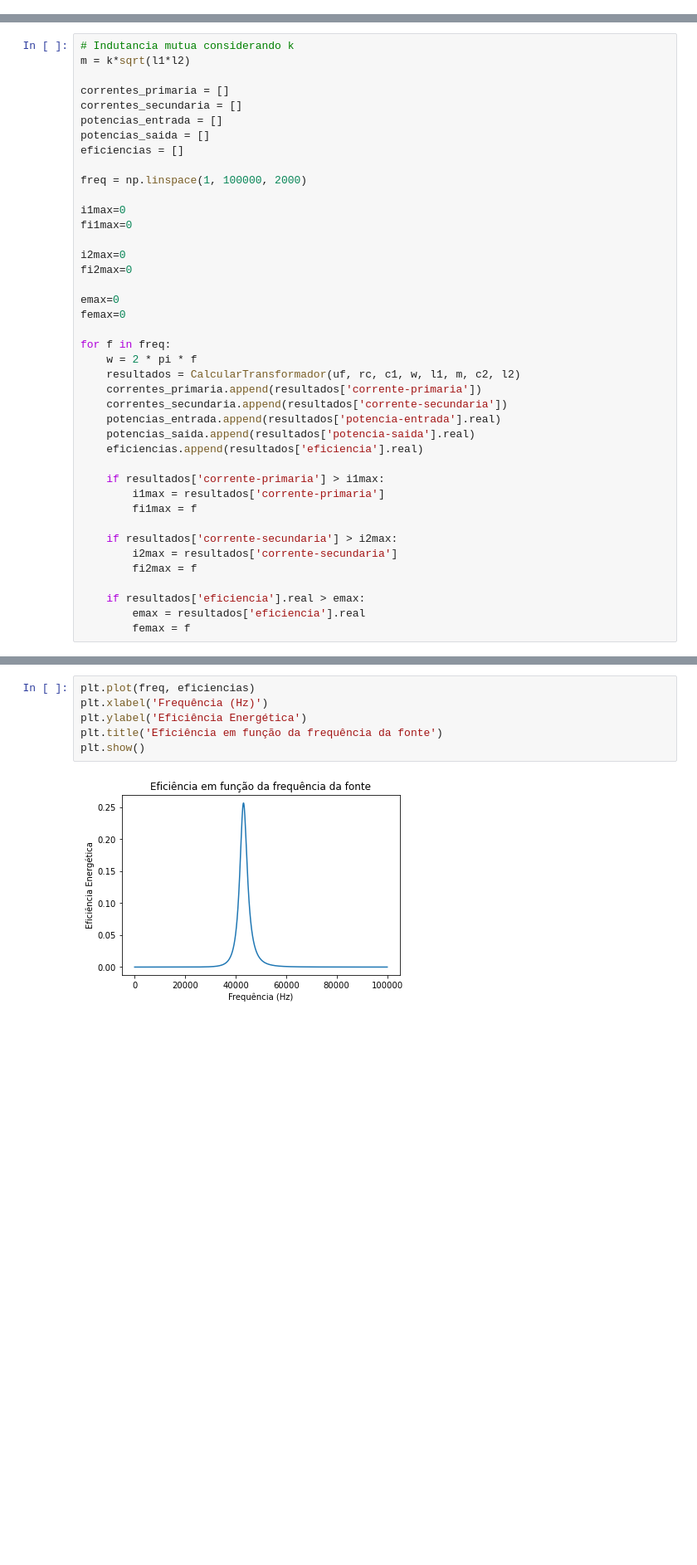
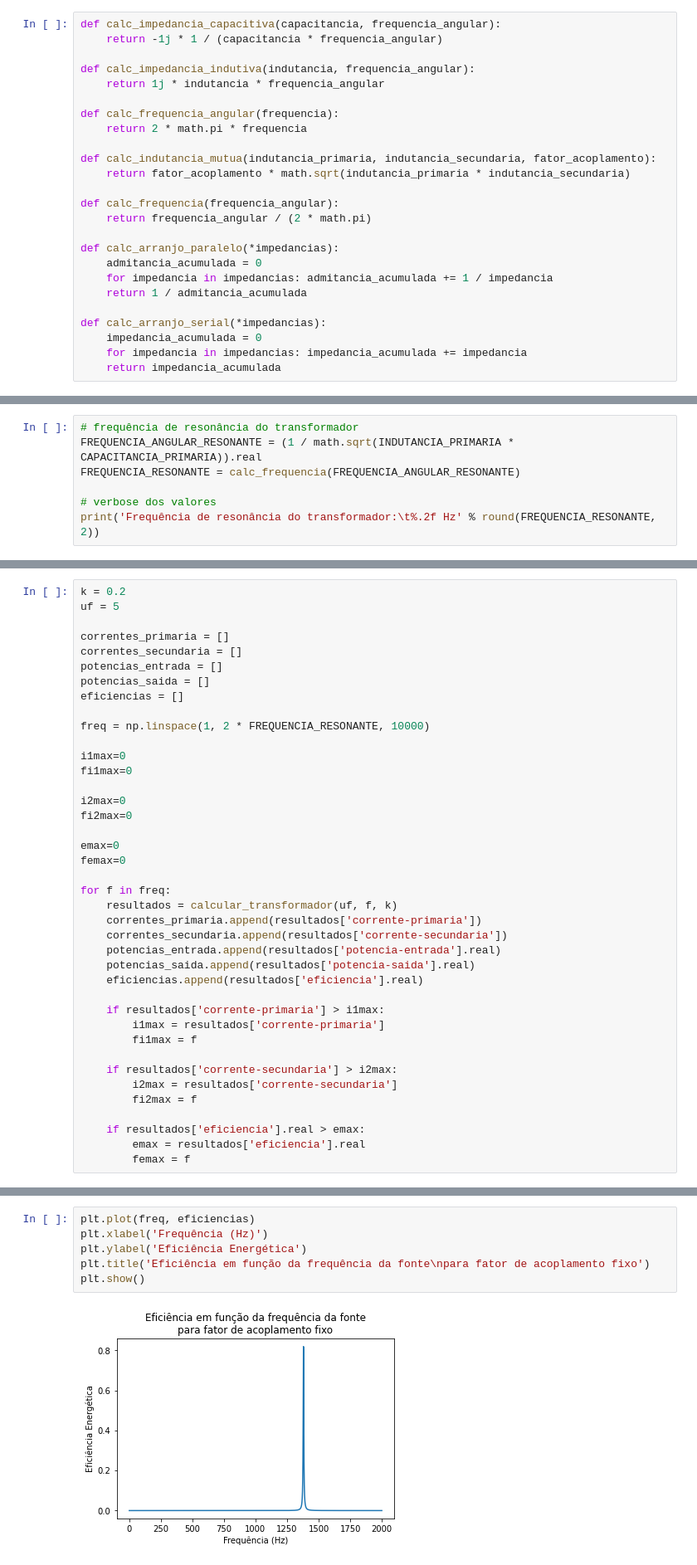
Before and after one commit to thiagosk/Projeto-Eletromag2022.2, a Jupyter notebook: main.ipynb, the cells around one changed output, grey strips where cells are left out. Shown: that part at 83% size. Cells and saved outputs as stored; diff of their text form; blank space fills up the shorter version.

```diff
--- a/main.ipynb
+++ b/main.ipynb
@@ -44,0 +33,25 @@ Frequência de ressonância: 42920.89629716038
+# %%
+def calc_impedancia_capacitiva(capacitancia, frequencia_angular):
+    return -1j * 1 / (capacitancia * frequencia_angular)
+
+def calc_impedancia_indutiva(indutancia, frequencia_angular):
+    return 1j * indutancia * frequencia_angular
+
+def calc_frequencia_angular(frequencia):
+    return 2 * math.pi * frequencia
+
+def calc_indutancia_mutua(indutancia_primaria, indutancia_secundaria, fator_acoplamento):
+    return fator_acoplamento * math.sqrt(indutancia_primaria * indutancia_secundaria)
+
+def calc_frequencia(frequencia_angular):
+    return frequencia_angular / (2 * math.pi)
+
+def calc_arranjo_paralelo(*impedancias):
+    admitancia_acumulada = 0
+    for impedancia in impedancias: admitancia_acumulada += 1 / impedancia
+    return 1 / admitancia_acumulada
+
+def calc_arranjo_serial(*impedancias):
+    impedancia_acumulada = 0
+    for impedancia in impedancias: impedancia_acumulada += impedancia
+    return impedancia_acumulada
@@ -44,0 +60,7 @@ Frequência de ressonância: 42920.89629716038
+# %%
+# frequência de resonância do transformador
+FREQUENCIA_ANGULAR_RESONANTE = (1 / math.sqrt(INDUTANCIA_PRIMARIA * CAPACITANCIA_PRIMARIA)).real
+FREQUENCIA_RESONANTE = calc_frequencia(FREQUENCIA_ANGULAR_RESONANTE)
+
+# verbose dos valores
+print('Frequência de resonância do transformador:\t%.2f Hz' % round(FREQUENCIA_RESONANTE, 2))
@@ -76,8 +142,8 @@ def CalcularTransformador(uf, rc, c1, w, l1, m, c2, l2):
 # %% [markdown]
 ## Cálculo para os gráficos
 # %%
-# Indutancia mutua considerando k
-m = k*sqrt(l1*l2)
+k = 0.2
+uf = 5
 
 correntes_primaria = []
 correntes_secundaria = []
@@ -85,7 +151,7 @@ potencias_entrada = []
 potencias_saida = []
 eficiencias = []
 
-freq = np.linspace(1, 100000, 2000)
+freq = np.linspace(1, 2 * FREQUENCIA_RESONANTE, 10000)
 
 i1max=0
 fi1max=0
@@ -97,8 +163,7 @@ emax=0
 femax=0
 
 for f in freq:
-    w = 2 * pi * f
-    resultados = CalcularTransformador(uf, rc, c1, w, l1, m, c2, l2)
+    resultados = calcular_transformador(uf, f, k)
     correntes_primaria.append(resultados['corrente-primaria'])
     correntes_secundaria.append(resultados['corrente-secundaria'])
     potencias_entrada.append(resultados['potencia-entrada'].real)
@@ -173,11 +243,11 @@ plt.show()
 # %%
 plt.plot(freq, eficiencias)
 plt.xlabel('Frequência (Hz)')
 plt.ylabel('Eficiência Energética')
-plt.title('Eficiência em função da frequência da fonte')
+plt.title('Eficiência em função da frequência da fonte\npara fator de acoplamento fixo')
 plt.show()
 # %% [output]
-[figure, old version]
+[figure, new version]
 # %% [markdown]
 ## Etapa 1.5
 # %%
```
Also changed, not shown: parts of 15 cells of this notebook.
